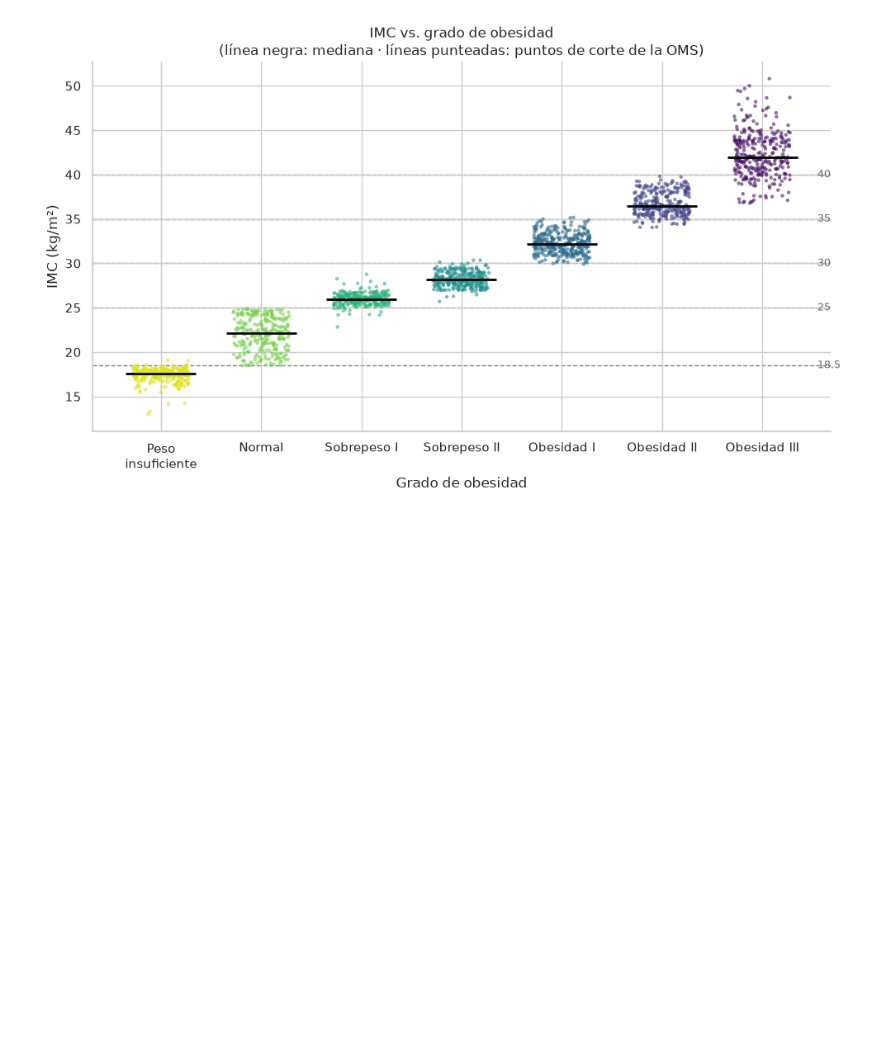
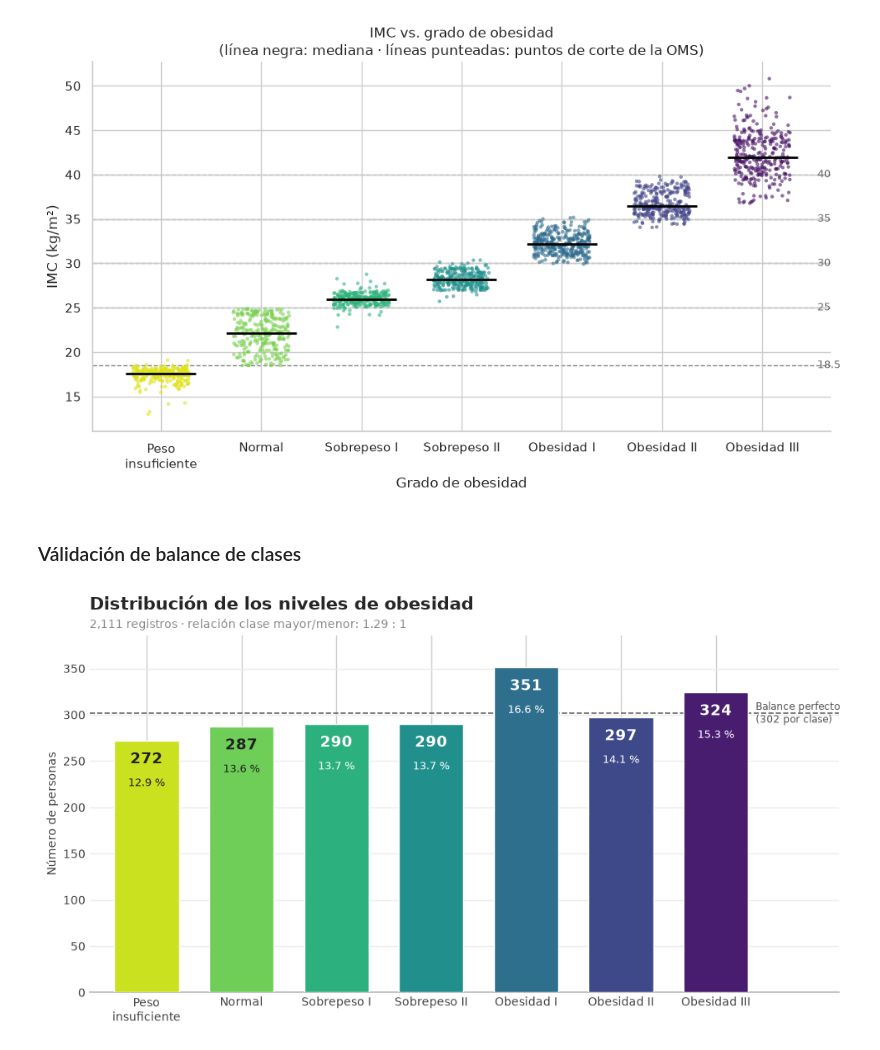
Before and after one commit to tdavidvergara/proyecto_final_aprendizaje_automatico, a Jupyter notebook: Desarrollo.ipynb, the cells around one changed output. Cells and saved outputs as stored; diff of their text form; code cells hidden in the pictures; blank space fills up the shorter version.

```diff
--- a/Desarrollo.ipynb
+++ b/Desarrollo.ipynb
@@ -137,3 +119,49 @@ plt.tight_layout()
 plt.show()
 # %% [output]
 [figure]
+# %% [markdown]
+### Válidación de balance de clases
+# %%
+import numpy as np
+import matplotlib.pyplot as plt
+
+orden = ['Insufficient_Weight', 'Normal_Weight', 'Overweight_Level_I', 'Overweight_Level_II',
+         'Obesity_Type_I', 'Obesity_Type_II', 'Obesity_Type_III']
+etiquetas = ['Peso\ninsuficiente', 'Normal', 'Sobrepeso I', 'Sobrepeso II',
+             'Obesidad I', 'Obesidad II', 'Obesidad III']
+conteo = dataset['NObeyesdad'].value_counts().reindex(orden)
+porcentaje = conteo / len(dataset) * 100
+
+# Paleta ordenada: de amarillo-verde (peso bajo) a morado (obesidad III)
+colores = plt.cm.viridis_r(np.linspace(0.08, 0.92, len(orden)))
+
+fig, ax = plt.subplots(figsize=(10, 5.5))
+barras = ax.bar(etiquetas, conteo.values, color=colores, width=0.68, zorder=3)
+
+# Número y porcentaje dentro de cada barra
+for barra, n, p, c in zip(barras, conteo.values, porcentaje.values, colores):
+    x = barra.get_x() + barra.get_width() / 2
+    lum = 0.299*c[0] + 0.587*c[1] + 0.114*c[2]
+    texto = '#222222' if lum > 0.55 else 'white'      # texto oscuro en barras claras
+    ax.text(x, n - 12, f'{n}', ha='center', va='top', fontsize=13, fontweight='bold', color=texto, zorder=5)
+    ax.text(x, n - 40, f'{p:.1f} %', ha='center', va='top', fontsize=9.5, color=texto, zorder=5)
+
+# Línea de balance perfecto (queda detrás de las barras)
+ideal = len(dataset) / len(orden)
+ax.axhline(ideal, color='#666666', linestyle='--', linewidth=1.2, zorder=2)
+ax.text(6.42, ideal, f'Balance perfecto\n({ideal:.0f} por clase)', va='center', fontsize=8.5, color='#555555')
+
+ax.set_title('Distribución de los niveles de obesidad', fontsize=15, fontweight='bold', loc='left', pad=22)
+ax.text(0, 1.02, f'{len(dataset):,} registros · relación clase mayor/menor: {conteo.max()/conteo.min():.2f} : 1',
+        transform=ax.transAxes, fontsize=10, color="#8D8989")
+ax.set_ylabel('Número de personas', fontsize=10, color='#444444')
+ax.set_ylim(0, conteo.max() * 1.1)
+ax.set_xlim(-0.6, 7.3)
+ax.grid(axis='y', color='#ebebeb', zorder=0)
+ax.tick_params(axis='both', length=0, labelsize=10, colors='#444444')
+ax.spines[['top', 'right', 'left']].set_visible(False)
+ax.spines['bottom'].set_color('#bbbbbb')
+plt.tight_layout()
+plt.show()
+# %% [output]
+[figure, added]
```
Also changed, not shown: parts of 9 cells of this notebook.
